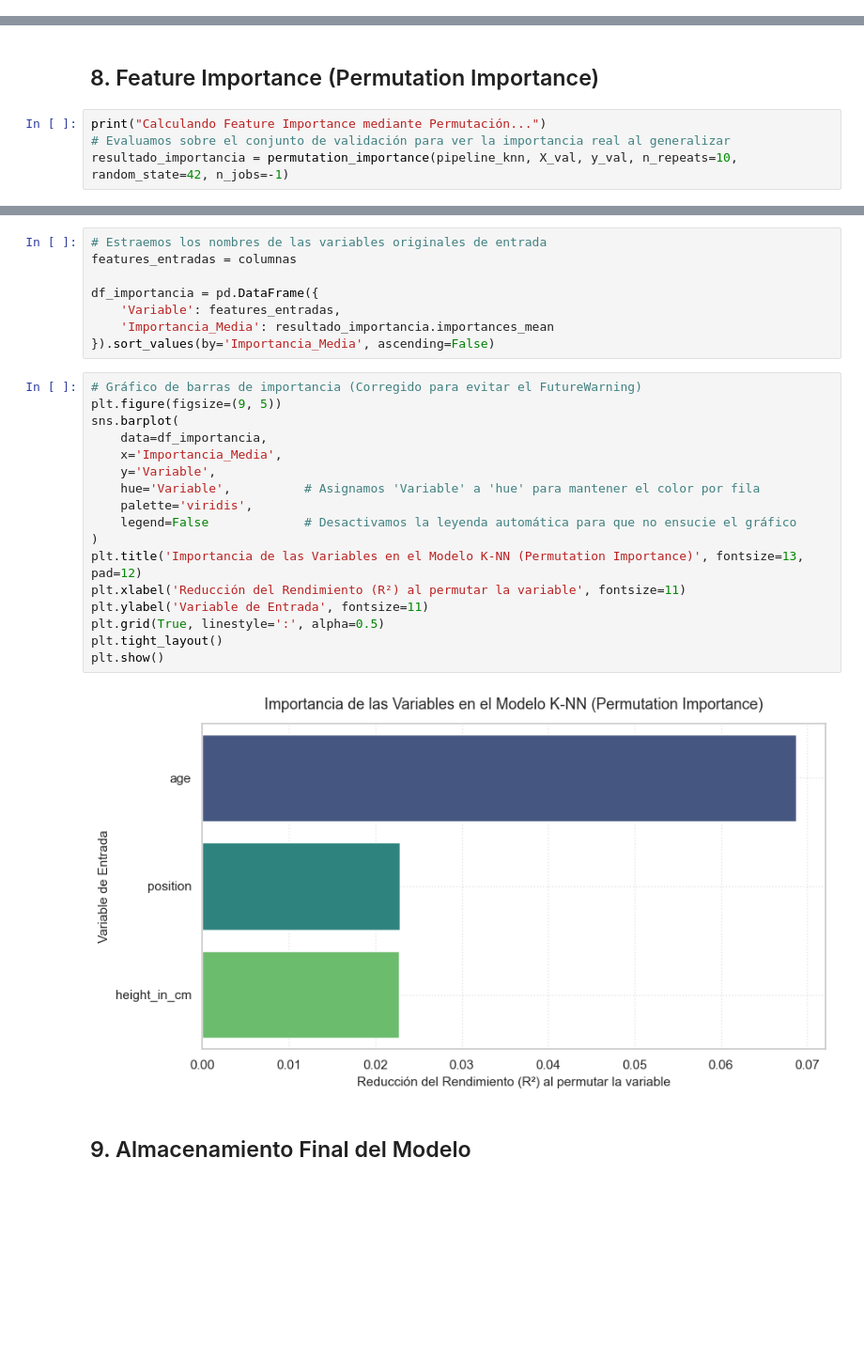
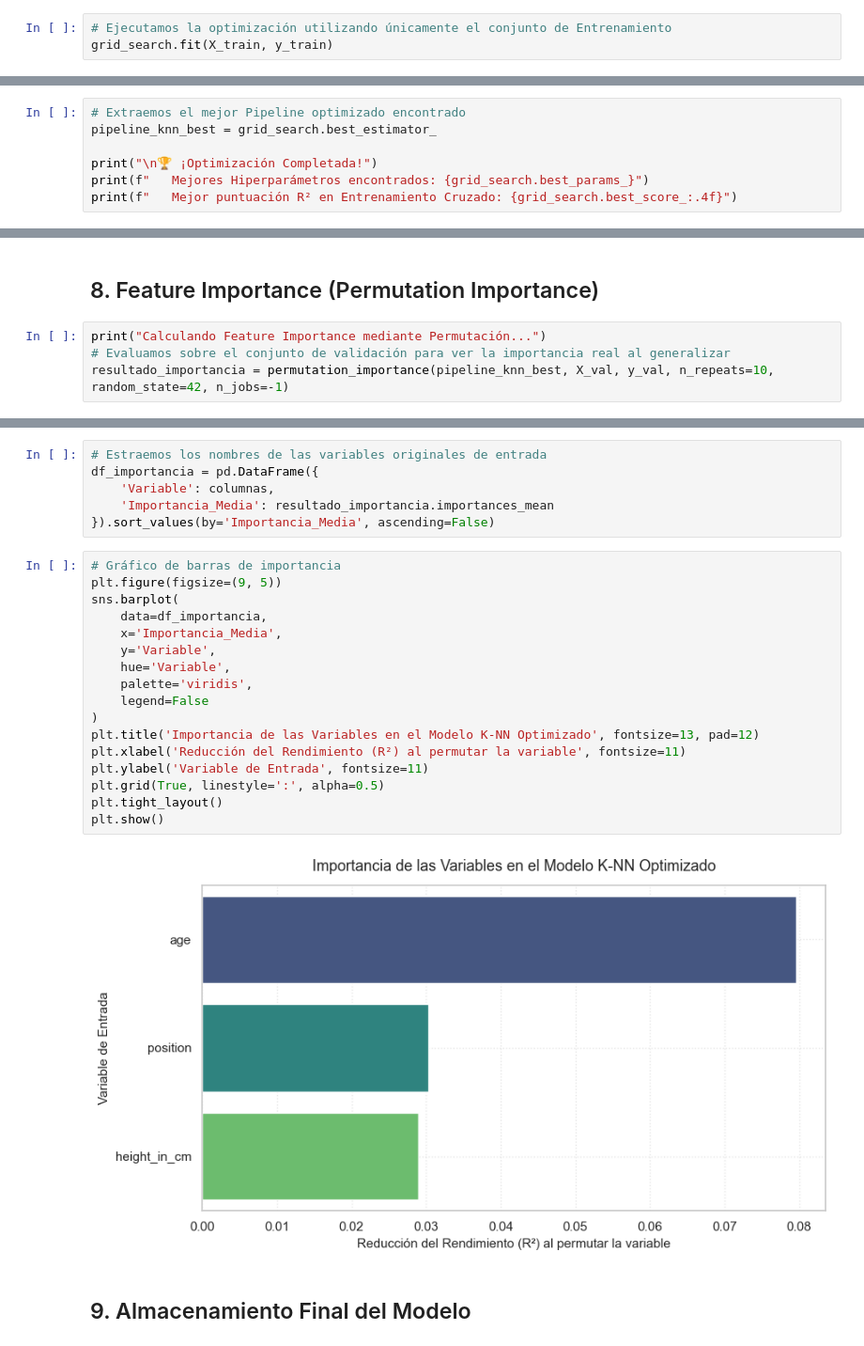
Before and after one commit to Bootcamp-DA-P2/DA-Project-Regression-Grupo2, a Jupyter notebook: notebooks/train_model_KNN.ipynb, the cells around one changed output, grey strips where cells are left out. Shown at 94% size. Cells and saved outputs as stored; diff of their text form; blank space fills up the shorter version.

Commit message:
feat(train_model_KNN.ipynb) Model optimization with hyperparameter adjustment (GridSearch, RandomSearch).

```diff
--- a/notebooks/train_model_KNN.ipynb
+++ b/notebooks/train_model_KNN.ipynb
@@ -123,0 +125,3 @@ y_pred_val = pipeline_knn.predict(X_val)
+# %%
+# Ejecutamos la optimización utilizando únicamente el conjunto de Entrenamiento
+grid_search.fit(X_train, y_train)
@@ -123,0 +147,7 @@ y_pred_val = pipeline_knn.predict(X_val)
+# %%
+# Extraemos el mejor Pipeline optimizado encontrado
+pipeline_knn_best = grid_search.best_estimator_
+
+print("\n🏆 ¡Optimización Completada!")
+print(f"   Mejores Hiperparámetros encontrados: {grid_search.best_params_}")
+print(f"   Mejor puntuación R² en Entrenamiento Cruzado: {grid_search.best_score_:.4f}")
@@ -202,5 +240,5 @@ plt.show()
 # %%
 print("Calculando Feature Importance mediante Permutación...")
 # Evaluamos sobre el conjunto de validación para ver la importancia real al generalizar
-resultado_importancia = permutation_importance(pipeline_knn, X_val, y_val, n_repeats=10, random_state=42, n_jobs=-1)
+resultado_importancia = permutation_importance(pipeline_knn_best, X_val, y_val, n_repeats=10, random_state=42, n_jobs=-1)
 # %% [output]
@@ -208,30 +246,28 @@ Calculating Feature Importance mediante Permutación...
 # %%
 # Estraemos los nombres de las variables originales de entrada
-features_entradas = columnas
-
 df_importancia = pd.DataFrame({
-    'Variable': features_entradas,
+    'Variable': columnas,
     'Importancia_Media': resultado_importancia.importances_mean
 }).sort_values(by='Importancia_Media', ascending=False)
 # %%
-# Gráfico de barras de importancia (Corregido para evitar el FutureWarning)
+# Gráfico de barras de importancia
 plt.figure(figsize=(9, 5))
 sns.barplot(
     data=df_importancia,
     x='Importancia_Media',
     y='Variable',
-    hue='Variable',          # Asignamos 'Variable' a 'hue' para mantener el color por fila
+    hue='Variable',
     palette='viridis',
-    legend=False             # Desactivamos la leyenda automática para que no ensucie el gráfico
+    legend=False
 )
-plt.title('Importancia de las Variables en el Modelo K-NN (Permutation Importance)', fontsize=13, pad=12)
+plt.title('Importancia de las Variables en el Modelo K-NN Optimizado', fontsize=13, pad=12)
 plt.xlabel('Reducción del Rendimiento (R²) al permutar la variable', fontsize=11)
 plt.ylabel('Variable de Entrada', fontsize=11)
 plt.grid(True, linestyle=':', alpha=0.5)
 plt.tight_layout()
 plt.show()
 # %% [output]
-[figure, old version]
+[figure, new version]
 # %% [markdown]
 ## 9. Almacenamiento Final del Modelo
 # %%
```
Also changed, not shown: parts of 16 cells of this notebook, 1 other file.
